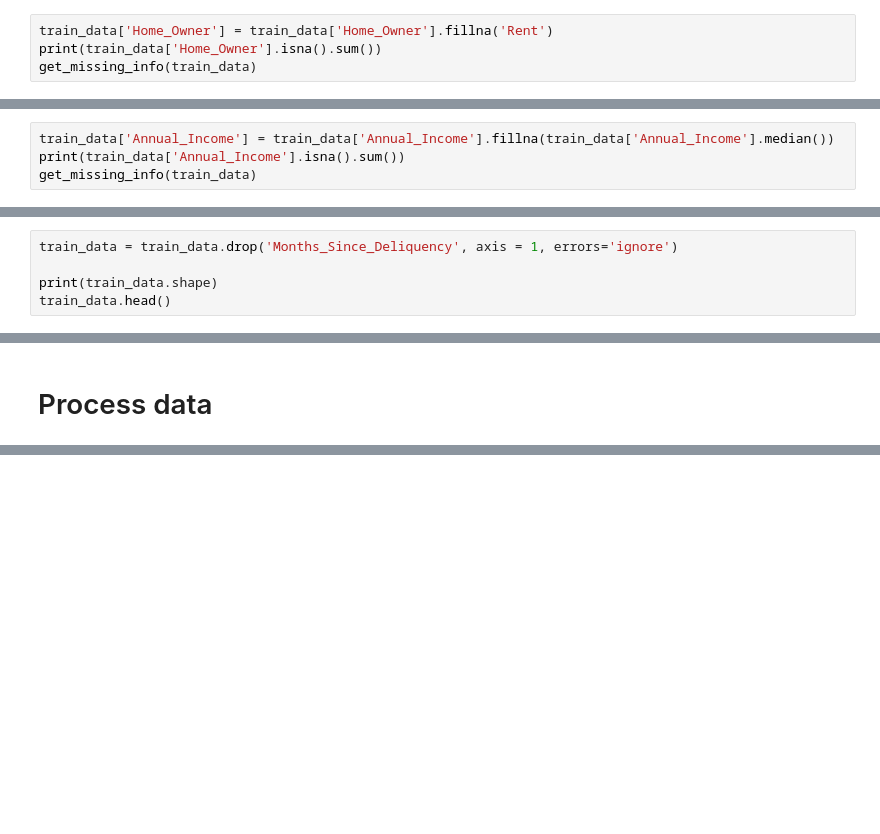
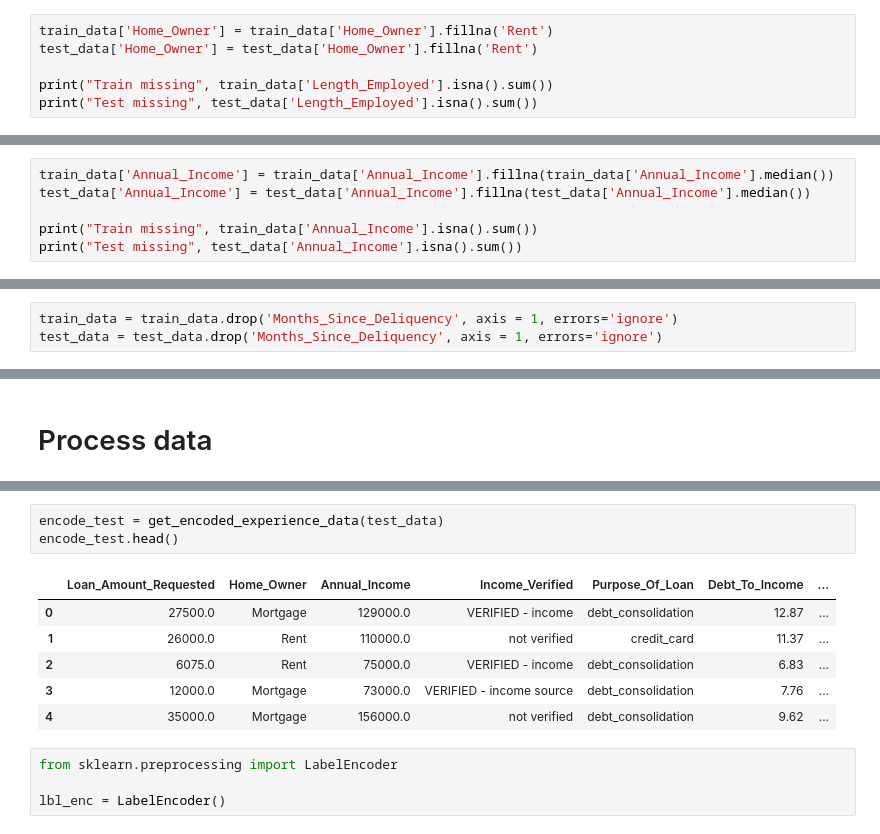
Before and after one commit to AvinashRamireddy31/Banking, a Jupyter notebook: src/data_processing/data_processing.ipynb, the cells around one changed output, grey strips where cells are left out. Saved outputs shown, nothing was run; the diff lists cells and outputs as text; blank space fills up the shorter version.

```diff
--- a/src/data_processing/data_processing.ipynb
+++ b/src/data_processing/data_processing.ipynb
@@ -172,6 +198,8 @@ train_data['Home_Owner'].value_counts(dropna = False, normalize = True).to_frame
 Majority of data is skewed towards 'Mortgage'. So let's fillna with nearly centered value which is 'Rent'
 # %%
 train_data['Home_Owner'] = train_data['Home_Owner'].fillna('Rent')
-print(train_data['Home_Owner'].isna().sum())
-get_missing_info(train_data)
+test_data['Home_Owner'] = test_data['Home_Owner'].fillna('Rent')
+
+print("Train missing", train_data['Length_Employed'].isna().sum())
+print("Test missing", test_data['Length_Employed'].isna().sum())
 # %% [output]
@@ -205,6 +243,8 @@ train_data['Annual_Income'].median()
 We can see that there is huge difference between 'min' and 'max'. let's fillna with median
 # %%
 train_data['Annual_Income'] = train_data['Annual_Income'].fillna(train_data['Annual_Income'].median())
-print(train_data['Annual_Income'].isna().sum())
-get_missing_info(train_data)
+test_data['Annual_Income'] = test_data['Annual_Income'].fillna(test_data['Annual_Income'].median())
+
+print("Train missing", train_data['Annual_Income'].isna().sum())
+print("Test missing", test_data['Annual_Income'].isna().sum())
 # %% [output]
@@ -222,6 +271,4 @@ get_missing_info(train_data)
 As we can see that more than 50% of data is missing. Let's just drop and not use this column
 # %%
 train_data = train_data.drop('Months_Since_Deliquency', axis = 1, errors='ignore')
-
-print(train_data.shape)
-train_data.head()
+test_data = test_data.drop('Months_Since_Deliquency', axis = 1, errors='ignore')
@@ -308,0 +333,14 @@ sample.head()
+# %%
+encode_test = get_encoded_experience_data(test_data)
+encode_test.head()
+# %% [output]
+|  | Loan_Amount_Requested | Home_Owner | Annual_Income | Income_Verified | Purpose_Of_Loan | Debt_To_Income | ... |
+| 0 | 27500.0 | Mortgage | 129000.0 | VERIFIED - income | debt_consolidation | 12.87 | ... |
+| 1 | 26000.0 | Rent | 110000.0 | not verified | credit_card | 11.37 | ... |
+| 2 | 6075.0 | Rent | 75000.0 | VERIFIED - income | debt_consolidation | 6.83 | ... |
+| 3 | 12000.0 | Mortgage | 73000.0 | VERIFIED - income source | debt_consolidation | 7.76 | ... |
+| 4 | 35000.0 | Mortgage | 156000.0 | not verified | debt_consolidation | 9.62 | ... |
+# %%
+from sklearn.preprocessing import LabelEncoder
+
+lbl_enc = LabelEncoder()
```
Also changed, not shown: parts of 38 cells of this notebook, 13 other files.
